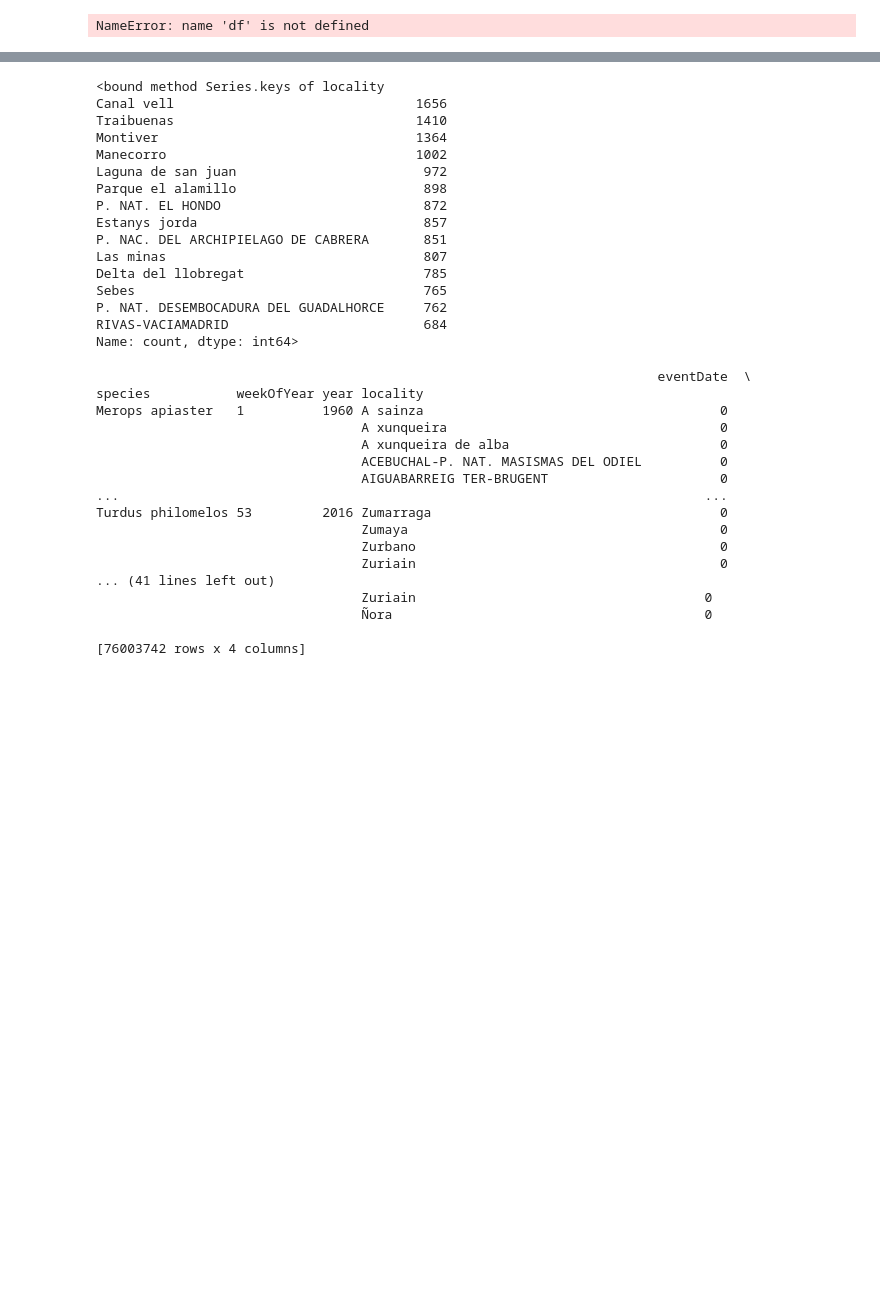
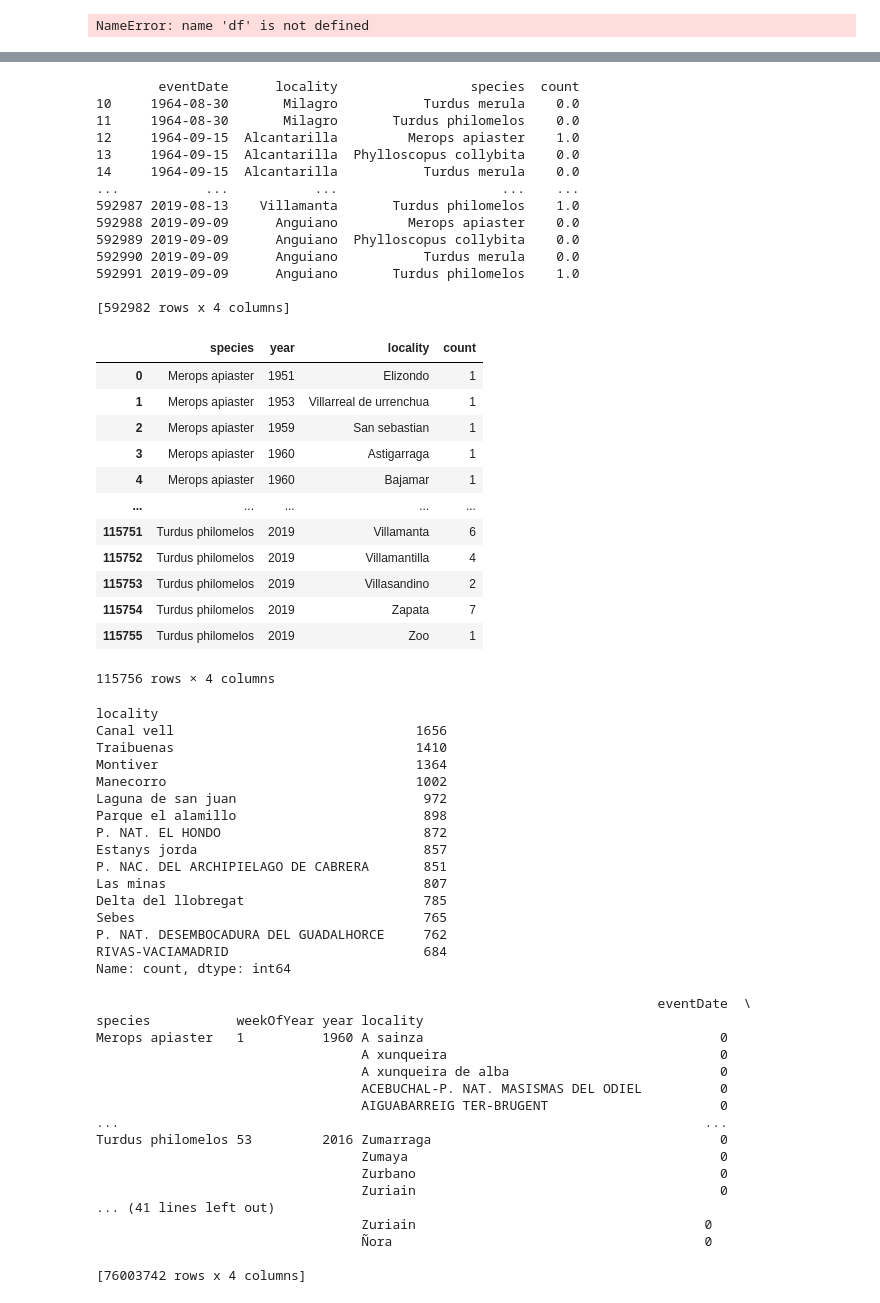
Before and after one commit to mckenned/mlProjectBirds, a Jupyter notebook: preprocessingDani.ipynb, the cells around one changed output, grey strips where cells are left out. Cells and saved outputs as stored; diff of their text form; code cells hidden in the pictures; blank space fills up the shorter version.

```diff
--- a/preprocessingDani.ipynb
+++ b/preprocessingDani.ipynb
@@ -113,15 +164,46 @@ print(grouped_year_df[10:])
+# %%
+eD, w,m,q,y = groupByDates(df)
+y
+# %% [output]
+        eventDate      locality                 species  count
+10     1964-08-30       Milagro           Turdus merula    0.0
+11     1964-08-30       Milagro       Turdus philomelos    0.0
+12     1964-09-15  Alcantarilla         Merops apiaster    1.0
+13     1964-09-15  Alcantarilla  Phylloscopus collybita    0.0
+14     1964-09-15  Alcantarilla           Turdus merula    0.0
+...           ...           ...                     ...    ...
+592987 2019-08-13    Villamanta       Turdus philomelos    1.0
+592988 2019-09-09      Anguiano         Merops apiaster    0.0
+592989 2019-09-09      Anguiano  Phylloscopus collybita    0.0
+592990 2019-09-09      Anguiano           Turdus merula    0.0
+592991 2019-09-09      Anguiano       Turdus philomelos    1.0
+
+[592982 rows x 4 columns]
+|  | species | year | locality | count |
+| 0 | Merops apiaster | 1951 | Elizondo | 1 |
+| 1 | Merops apiaster | 1953 | Villarreal de urrenchua | 1 |
+| 2 | Merops apiaster | 1959 | San sebastian | 1 |
+| 3 | Merops apiaster | 1960 | Astigarraga | 1 |
+| 4 | Merops apiaster | 1960 | Bajamar | 1 |
+| ... | ... | ... | ... | ... |
+| 115751 | Turdus philomelos | 2019 | Villamanta | 6 |
+| 115752 | Turdus philomelos | 2019 | Villamantilla | 4 |
+| 115753 | Turdus philomelos | 2019 | Villasandino | 2 |
+| 115754 | Turdus philomelos | 2019 | Zapata | 7 |
+| 115755 | Turdus philomelos | 2019 | Zoo | 1 |
+115756 rows × 4 columns
 # %%
 # Explor the data grouped by week for chiff chaffs
 chiffChaffWeek=  grouped_weekOfYear_df[(grouped_weekOfYear_df['species'] =='Phylloscopus collybita')]
 
-canalVeli =  chiffChaffWeek[(chiffChaffWeek['locality'] =="Canal vell")]
+canalVell =  chiffChaffWeek[(chiffChaffWeek['locality'] =="Canal vell")]
 
 # View the locations where there are more than 600 entries
 locals =chiffChaffWeek['locality'].value_counts()
 filtered_locals = locals[locals > 600]
 filtered_locals
 # %% [output]
-<bound method Series.keys of locality
+locality
 Canal vell                               1656
 Traibuenas                               1410
 Montiver                                 1364
@@ -136,7 +218,7 @@ Delta del llobregat                       785
 Sebes                                     765
 P. NAT. DESEMBOCADURA DEL GUADALHORCE     762
 RIVAS-VACIAMADRID                         684
-Name: count, dtype: int64>
+Name: count, dtype: int64
 # %%
 print(grouped_weekOfYear_df[10:])
 # %% [output]
```
Also changed, not shown: parts of 6 cells of this notebook.
